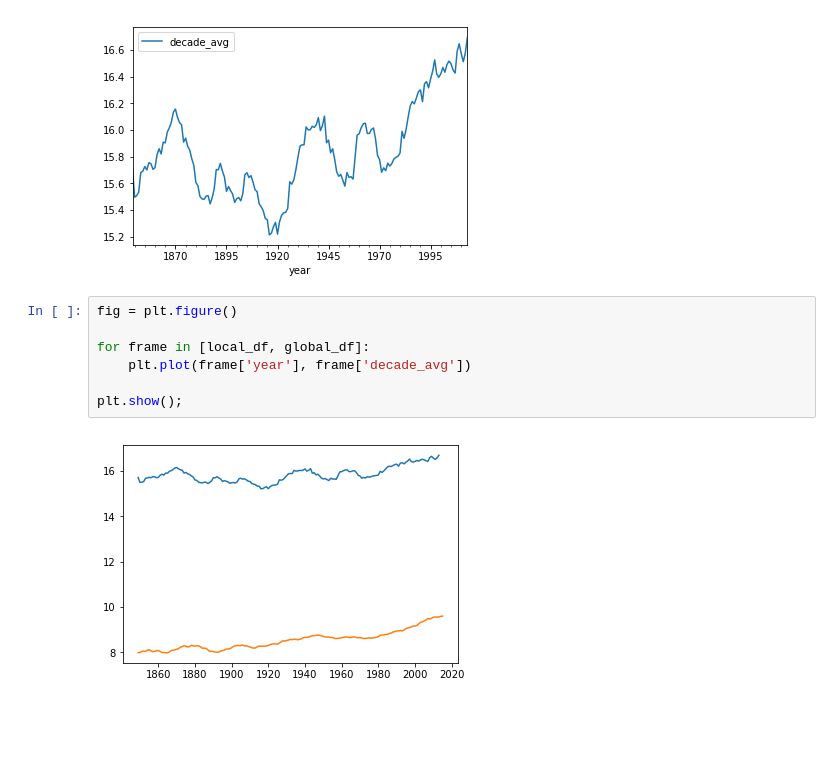
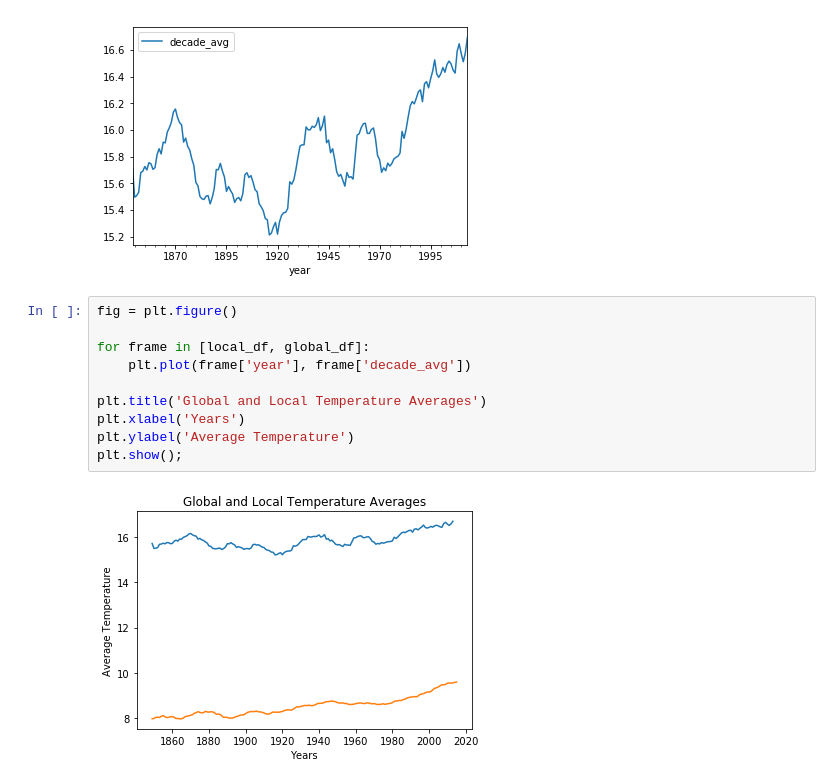
Before and after one commit to Owl-Code/udacity-weather-trends, a Jupyter notebook: Explore.ipynb, the cells around one changed output. Drawn from its saved outputs; the diff is of its cells as text; blank space fills up the shorter version.

Commit message:
Added structure and better visualizations to notebook

```diff
--- a/Explore.ipynb
+++ b/Explore.ipynb
@@ -184,9 +187,12 @@ local_df.plot(kind='line', x='year', y='decade_avg');
 # %%
 fig = plt.figure()
 
 for frame in [local_df, global_df]:
     plt.plot(frame['year'], frame['decade_avg'])
 
+plt.title('Global and Local Temperature Averages')
+plt.xlabel('Years')
+plt.ylabel('Average Temperature')
 plt.show();
 # %% [output]
-[figure, old version]
+[figure, new version]
```
Also changed, not shown: parts of 5 cells of this notebook.
